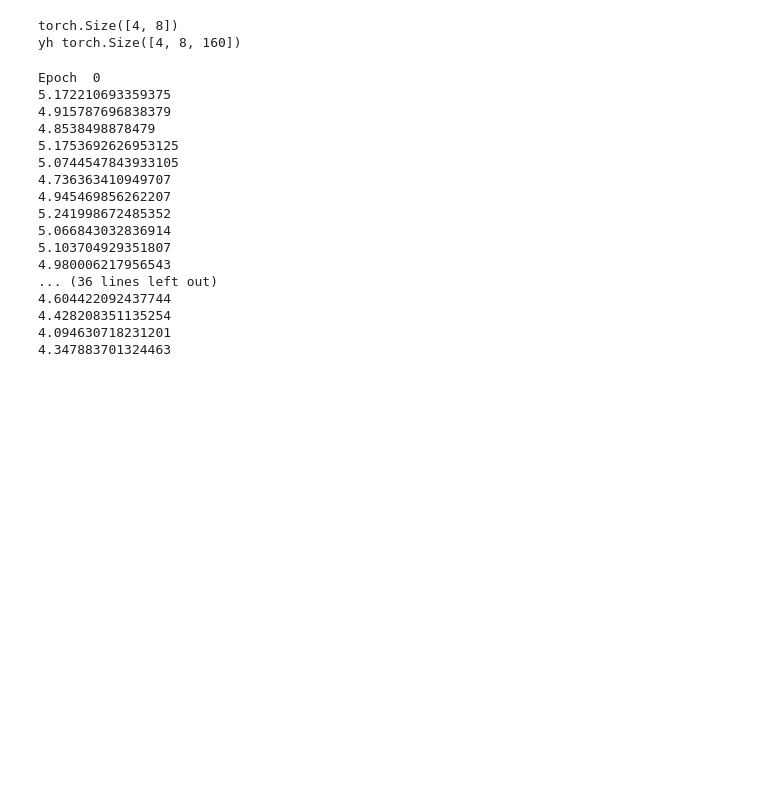
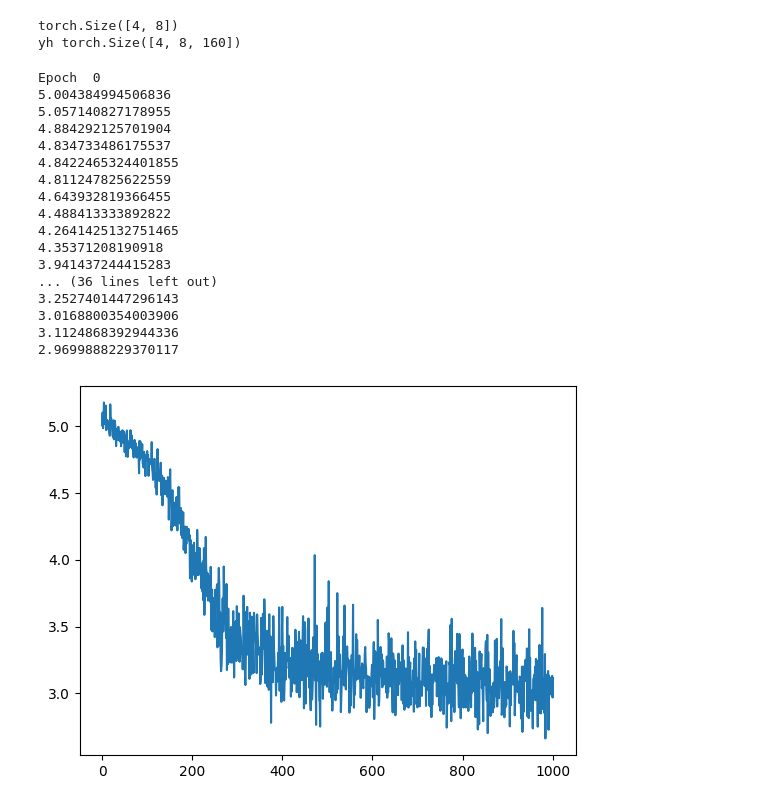
Before and after one commit to pedrodiamel/gpt_mini_mini, a Jupyter notebook: books/gpt_mini_mini_dev.ipynb, the cells around one changed output. Drawn from its saved outputs; the diff is of its cells as text; code cells hidden in the pictures; blank space fills up the shorter version.

```diff
--- a/books/gpt_mini_mini_dev.ipynb
+++ b/books/gpt_mini_mini_dev.ipynb
@@ -312,6 +342,7 @@ opt = torch.optim.AdamW( f.parameters(), lr=1e-3 )
 
 def train(max_iter=100):
 
+    Js = []
     f.train()
     for i,(x,y) in enumerate(dataloader):
         # yh = f(x)_w = [yh]_(B,T,Cv) (*) Attention
@@ -330,33 +361,42 @@ def train(max_iter=100):
         J.backward()
         opt.step()
 
+        Js.append(J.item())
+
         if i % 20 == 0:
             print(J.item())
 
         if i > max_iter:
             break
 
+    return Js
 
 
 epochs = 1
 for epoch in range(epochs):
     print("Epoch ", epoch)
-    train(max_iter=1000)
+    Js = train(max_iter=1000)
 # %% [output]
 Epoch  0
-5.172210693359375
-4.915787696838379
-4.8538498878479
-5.1753692626953125
-5.0744547843933105
-4.736363410949707
-4.945469856262207
-5.241998672485352
-5.066843032836914
-5.103704929351807
-4.980006217956543
+5.004384994506836
+5.057140827178955
+4.884292125701904
+4.834733486175537
+4.8422465324401855
+4.811247825622559
+4.643932819366455
+4.488413333892822
+4.2641425132751465
+4.35371208190918
+3.941437244415283
 ... (36 lines left out)
-4.604422092437744
-4.428208351135254
-4.094630718231201
-4.347883701324463
+3.2527401447296143
+3.0168800354003906
+3.1124868392944336
+2.9699888229370117
+# %%
+plt.figure()
+plt.plot(Js)
+plt.show()
+# %% [output]
+[figure, added]
```
Also changed, not shown: parts of 5 cells of this notebook, 1 other file.
